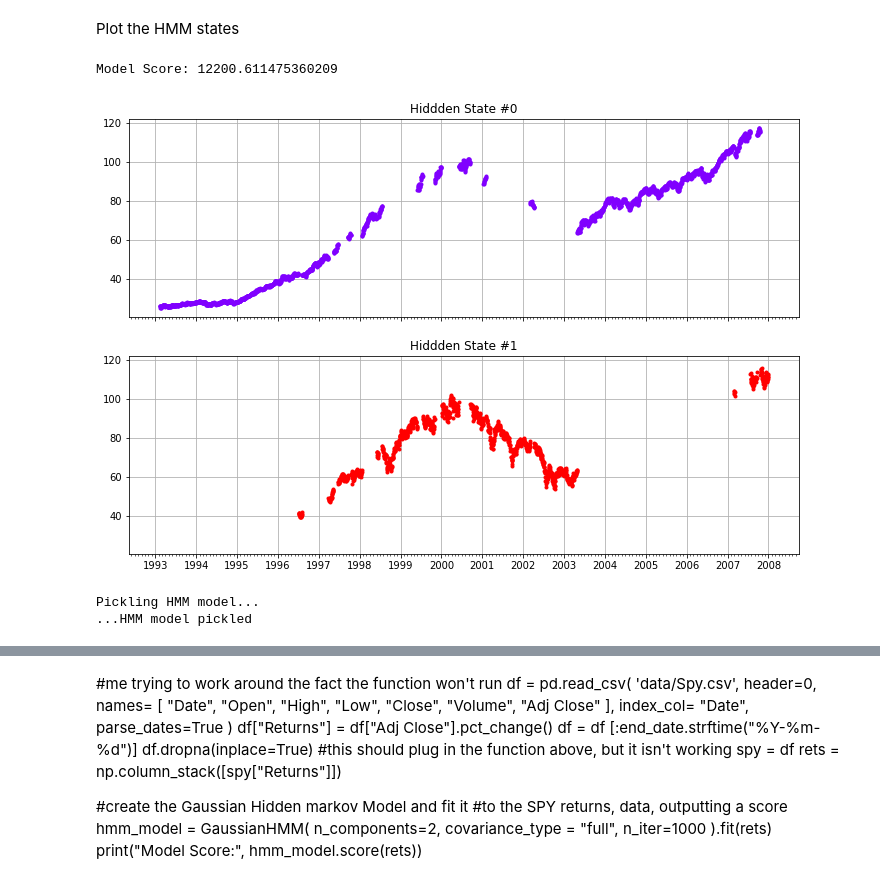
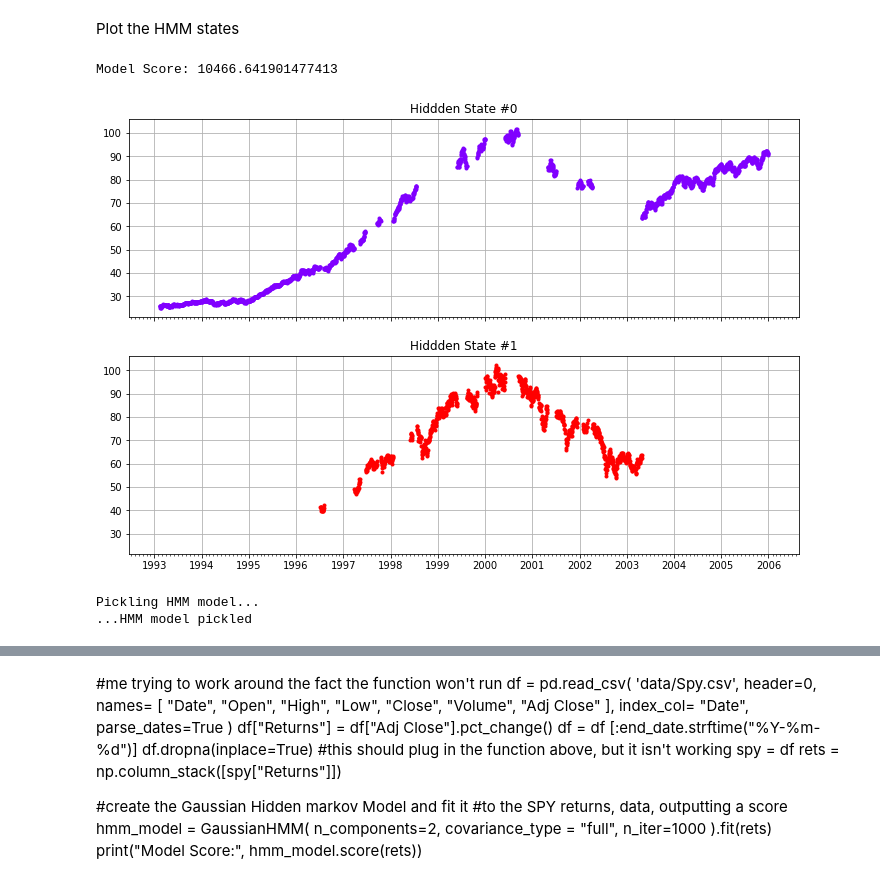
Before and after one commit to elavender1/Bayes_will_conquer_all, a Jupyter notebook: Hidden_Markov.ipynb, the cells around one changed output, grey strips where cells are left out. Saved outputs shown, nothing was run; the diff lists cells and outputs as text; code cells hidden in the pictures.

```diff
--- a/Hidden_Markov.ipynb
+++ b/Hidden_Markov.ipynb
@@ -102,35 +102,35 @@ def plot_in_sample_hidden_states(hmm_model, df):
 # %%
 if __name__=="__main__":
     #Hides deprecation warnings for sklearn
     warnings.filterwarnings("ignore")
 
     #Create the SPY dataframe from the Yahoo Finance CSV
     # and correctly format the returns for use in the HMM
     csv_filepath = "data/SPY.csv"
     pickle_path = "hmm_model_spy.pkl"
-    end_date = datetime.datetime(2007, 12, 31)
+    end_date = datetime.datetime(2005, 12, 31)
 
     #this is calling the function above
     spy = obtain_prices_df(csv_filepath, end_date)
     rets = np.column_stack([spy["Returns"]])
 
     #create the Gaussian Hidden markov Model and fit it
     #to the SPY returns, data,df outputting a score
     hmm_model = GaussianHMM(
         n_components=2,
         covariance_type = "full",
         n_iter=1500
     ).fit(rets)
     print("Model Score:", hmm_model.score(rets))
 
     #Plot the in sample hidden states closing values
     plot_in_sample_hidden_states(hmm_model, spy)
 
     print("Pickling HMM model...")
-    pickle.dump(hmm_model, open(pickle_path, "wb"))
+    #pickle.dump(hmm_model, open(pickle_path, "wb"))
     print("...HMM model pickled")
 # %% [output]
-Model Score: 12200.611475360209
+Model Score: 10466.641901477413
-[figure, old version]
+[figure, new version]
 Pickling HMM model...
 ...HMM model pickled
```
Also changed, not shown: parts of 4 cells of this notebook.
